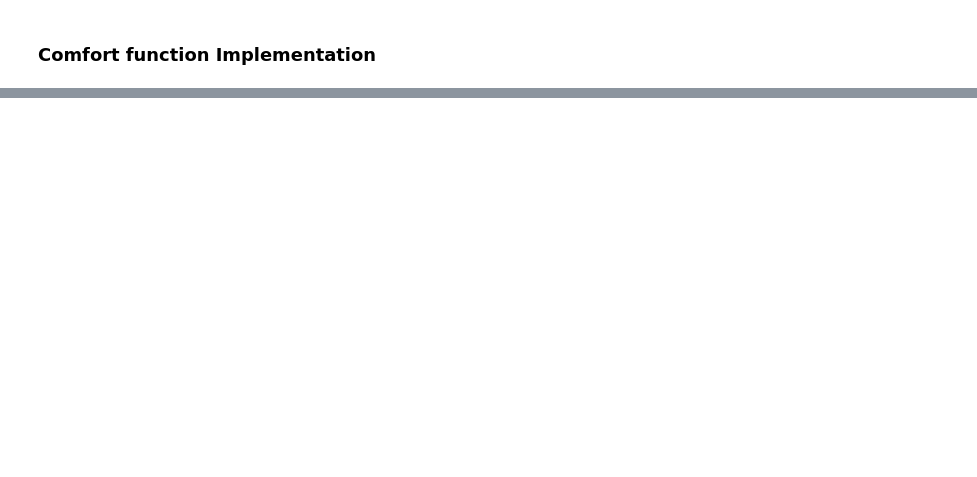
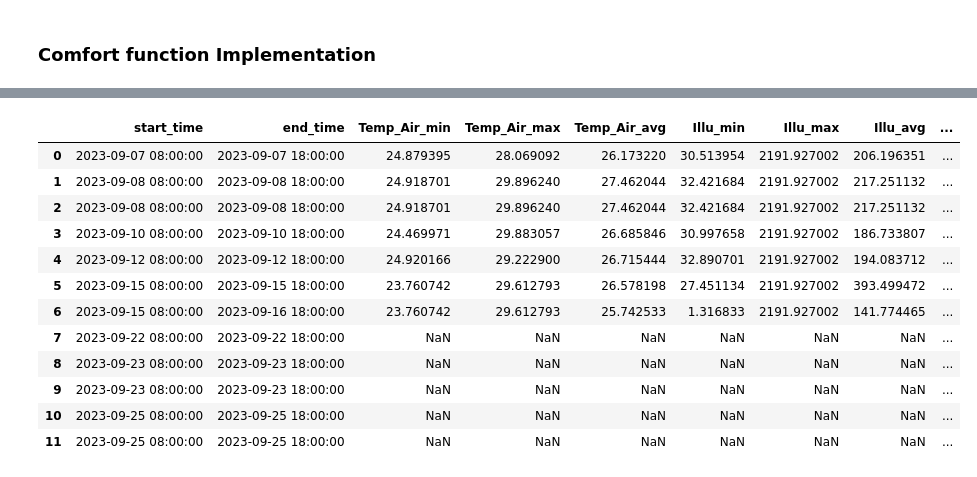
Before and after one commit to tomarp/COC-D, a Jupyter notebook: code/notebook_S01.ipynb, the cells around one changed output, grey strips where cells are left out. Cells and saved outputs as stored; diff of their text form; code cells hidden in the pictures; blank space fills up the shorter version.

Commit message:
S01 results

```diff
--- a/code/notebook_S01.ipynb
+++ b/code/notebook_S01.ipynb
@@ -839,0 +424,9 @@ predictions_encoded[:5], accuracy_encoded
+# %%
+import pandas as pd
+
+# Load the weather data from the uploaded Excel file
+file_path = 'C:/Users/Tomar/dev/datasets/weather_summer2023.xlsx'
+weather_data = pd.read_excel(file_path)
+
+# Display the first few rows of the weather data to understand its structure
+weather_data.head()
@@ -839,0 +606,76 @@ predictions_encoded[:5], accuracy_encoded
+# %%
+# Load the CSV file
+file_path = 'C:/Users/Tomar/dev/PCM_study/summer_2023/output/living_lab/LL/LL_a.csv'
+data = pd.read_csv(file_path)
+
+# Ensure the correct renaming of the 'DateTime' column to 'Timestamp'
+data.rename(columns={'DateTime': 'Timestamp'}, inplace=True)
+
+# Convert the 'Timestamp' column to datetime
+data['Timestamp'] = pd.to_datetime(data['Timestamp'])
+
+# Define the start and end times for each day
+time_intervals = [
+    ("2023-09-07 08:00:00", "2023-09-07 18:00:00"),
+    ("2023-09-08 08:00:00", "2023-09-08 18:00:00"),
+    ("2023-09-08 08:00:00", "2023-09-08 18:00:00"),
+    ("2023-09-10 08:00:00", "2023-09-10 18:00:00"),
+    ("2023-09-12 08:00:00", "2023-09-12 18:00:00"),
+    ("2023-09-15 08:00:00", "2023-09-15 18:00:00"),
+    ("2023-09-15 08:00:00", "2023-09-16 18:00:00"),
+    ("2023-09-22 08:00:00", "2023-09-22 18:00:00"),
+    ("2023-09-23 08:00:00", "2023-09-23 18:00:00"),
+    ("2023-09-23 08:00:00", "2023-09-23 18:00:00"),
+    ("2023-09-25 08:00:00", "2023-09-25 18:00:00"),
+    ("2023-09-25 08:00:00", "2023-09-25 18:00:00")
+]
+
+# Convert string times to datetime
+time_intervals = [(datetime.strptime(start, "%Y-%m-%d %H:%M:%S"), datetime.strptime(end, "%Y-%m-%d %H:%M:%S")) for start, end in time_intervals]
+
+# Initialize a list to store results
+results_list = []
+
+# Process each time interval
+for start, end in time_intervals:
+    # Filter data based on time interval
+    filtered_data = data[(data['Timestamp'] >= start) & (data['Timestamp'] <= end)]
+
+    # Calculate required metrics
+    result = {
+        'start_time': start,
+        'end_time': end,
+        'Temp_Air_min': filtered_data['Temp_Air(C)'].min(),
+        'Temp_Air_max': filtered_data['Temp_Air(C)'].max(),
+        'Temp_Air_avg': filtered_data['Temp_Air(C)'].mean(),
+        'Illu_min': filtered_data['Illu(lx)'].min(),
+        'Illu_max': filtered_data['Illu(lx)'].max(),
+        'Illu_avg': filtered_data['Illu(lx)'].mean(),
+        'Ele1_sum': filtered_data['Ele1(A)'].sum(),
+        'Ele2_sum': filtered_data['Ele2(A)'].sum(),
+        'Window_open_percentage': (filtered_data['Window'].sum() / len(filtered_data['Window'])) * 100 if len(filtered_data['Window']) > 0 else 0,
+        'Door_open_percentage': (filtered_data['Door'].sum() / len(filtered_data['Door'])) * 100 if len(filtered_data['Door']) > 0 else 0,
+    }
+
+    # Append result to the list
+    results_list.append(result)
+
+# Create a DataFrame from the results list
+results_df = pd.DataFrame(results_list)
+
+# Display the results
+results_df
+# %% [output]
+|  | start_time | end_time | Temp_Air_min | Temp_Air_max | Temp_Air_avg | Illu_min | Illu_max | Illu_avg | ... |
+| 0 | 2023-09-07 08:00:00 | 2023-09-07 18:00:00 | 24.879395 | 28.069092 | 26.173220 | 30.513954 | 2191.927002 | 206.196351 | ... |
+| 1 | 2023-09-08 08:00:00 | 2023-09-08 18:00:00 | 24.918701 | 29.896240 | 27.462044 | 32.421684 | 2191.927002 | 217.251132 | ... |
+| 2 | 2023-09-08 08:00:00 | 2023-09-08 18:00:00 | 24.918701 | 29.896240 | 27.462044 | 32.421684 | 2191.927002 | 217.251132 | ... |
+| 3 | 2023-09-10 08:00:00 | 2023-09-10 18:00:00 | 24.469971 | 29.883057 | 26.685846 | 30.997658 | 2191.927002 | 186.733807 | ... |
+| 4 | 2023-09-12 08:00:00 | 2023-09-12 18:00:00 | 24.920166 | 29.222900 | 26.715444 | 32.890701 | 2191.927002 | 194.083712 | ... |
+| 5 | 2023-09-15 08:00:00 | 2023-09-15 18:00:00 | 23.760742 | 29.612793 | 26.578198 | 27.451134 | 2191.927002 | 393.499472 | ... |
+| 6 | 2023-09-15 08:00:00 | 2023-09-16 18:00:00 | 23.760742 | 29.612793 | 25.742533 | 1.316833 | 2191.927002 | 141.774465 | ... |
+| 7 | 2023-09-22 08:00:00 | 2023-09-22 18:00:00 | NaN | NaN | NaN | NaN | NaN | NaN | ... |
+| 8 | 2023-09-23 08:00:00 | 2023-09-23 18:00:00 | NaN | NaN | NaN | NaN | NaN | NaN | ... |
+| 9 | 2023-09-23 08:00:00 | 2023-09-23 18:00:00 | NaN | NaN | NaN | NaN | NaN | NaN | ... |
+| 10 | 2023-09-25 08:00:00 | 2023-09-25 18:00:00 | NaN | NaN | NaN | NaN | NaN | NaN | ... |
+| 11 | 2023-09-25 08:00:00 | 2023-09-25 18:00:00 | NaN | NaN | NaN | NaN | NaN | NaN | ... |
```
Also changed, not shown: parts of 49 cells of this notebook, 1 other file.
